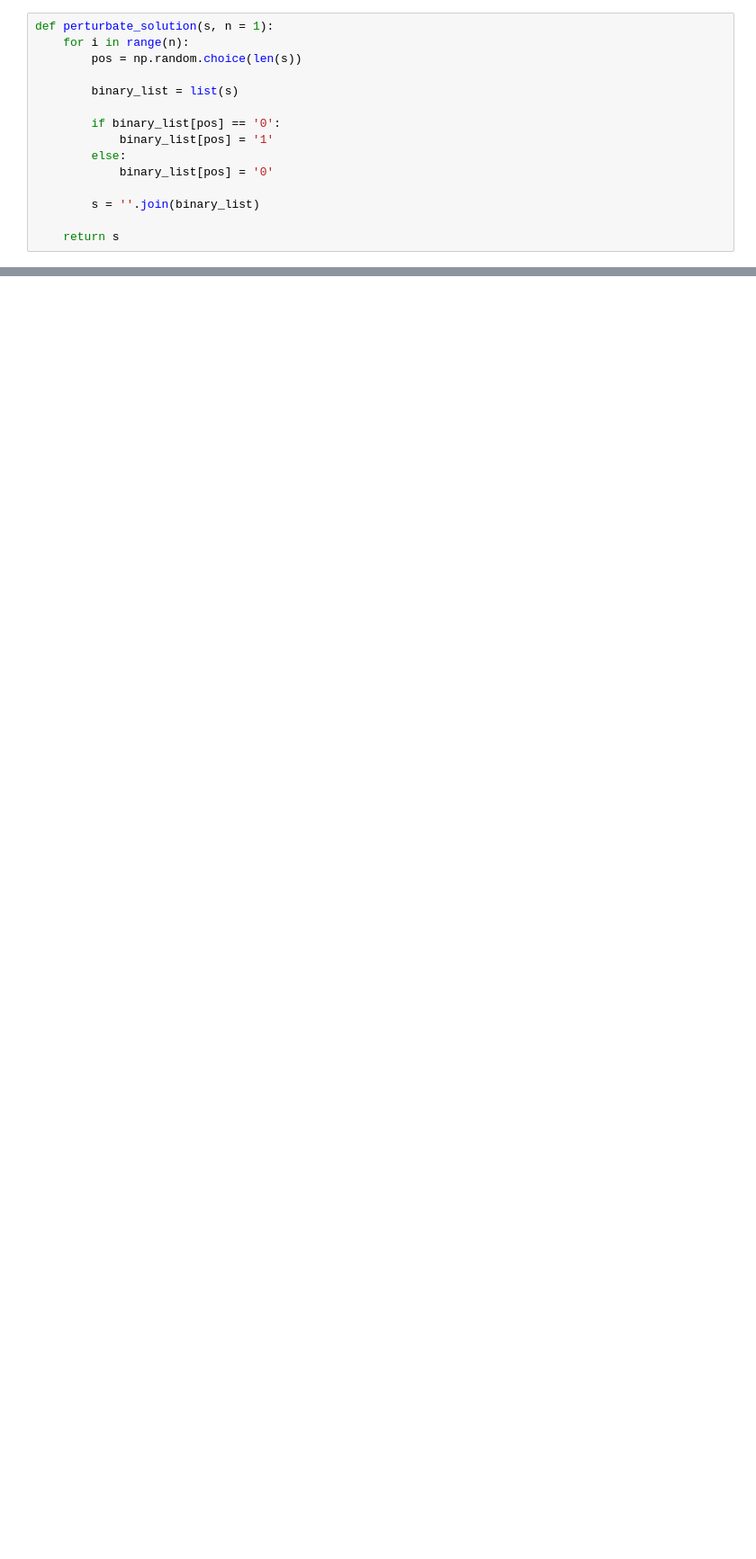
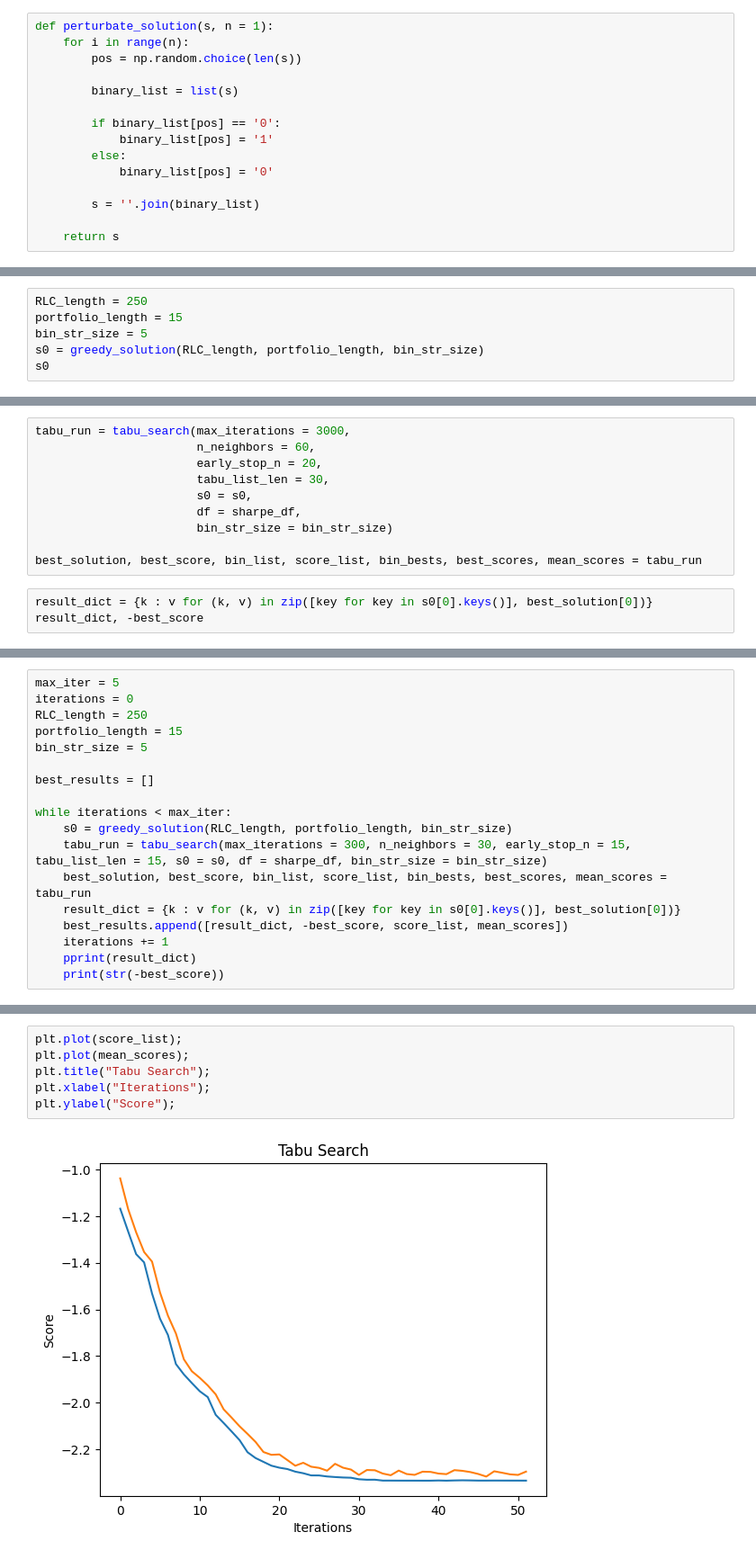
Before and after one commit to fell100/Metaheuristics, a Jupyter notebook: GRASP/grasp.ipynb, the cells around one changed output, grey strips where cells are left out. Shown at 90% size. Saved outputs shown, nothing was run; the diff lists cells and outputs as text; blank space fills up the shorter version.

```diff
--- a/GRASP/grasp.ipynb
+++ b/GRASP/grasp.ipynb
@@ -510,0 +578,6 @@ tabu_search(max_iterations, n_neighbors, early_stop_n, tabu_list_len, s0 = portf
+# %%
+RLC_length = 250
+portfolio_length = 15
+bin_str_size = 5
+s0 = greedy_solution(RLC_length, portfolio_length, bin_str_size)
+s0
@@ -510,0 +601,13 @@ tabu_search(max_iterations, n_neighbors, early_stop_n, tabu_list_len, s0 = portf
+# %%
+tabu_run = tabu_search(max_iterations = 3000,
+                       n_neighbors = 60,
+                       early_stop_n = 20,
+                       tabu_list_len = 30,
+                       s0 = s0,
+                       df = sharpe_df,
+                       bin_str_size = bin_str_size)
+
+best_solution, best_score, bin_list, score_list, bin_bests, best_scores, mean_scores = tabu_run
+# %%
+result_dict = {k : v for (k, v) in zip([key for key in s0[0].keys()], best_solution[0])}
+result_dict, -best_score
@@ -510,0 +631,18 @@ tabu_search(max_iterations, n_neighbors, early_stop_n, tabu_list_len, s0 = portf
+# %%
+max_iter = 5
+iterations = 0
+RLC_length = 250
+portfolio_length = 15
+bin_str_size = 5
+
+best_results = []
+
+while iterations < max_iter:
+    s0 = greedy_solution(RLC_length, portfolio_length, bin_str_size)
+    tabu_run = tabu_search(max_iterations = 300, n_neighbors = 30, early_stop_n = 15, tabu_list_len = 15, s0 = s0, df = sharpe_df, bin_str_size = bin_str_size)
+    best_solution, best_score, bin_list, score_list, bin_bests, best_scores, mean_scores = tabu_run
+    result_dict = {k : v for (k, v) in zip([key for key in s0[0].keys()], best_solution[0])}
+    best_results.append([result_dict, -best_score, score_list, mean_scores])
+    iterations += 1
+    pprint(result_dict)
+    print(str(-best_score))
@@ -510,0 +667,8 @@ tabu_search(max_iterations, n_neighbors, early_stop_n, tabu_list_len, s0 = portf
+# %%
+plt.plot(score_list);
+plt.plot(mean_scores);
+plt.title("Tabu Search");
+plt.xlabel("Iterations");
+plt.ylabel("Score");
+# %% [output]
+[figure, added]
```
Also changed, not shown: parts of 41 cells of this notebook, 8 other files.
